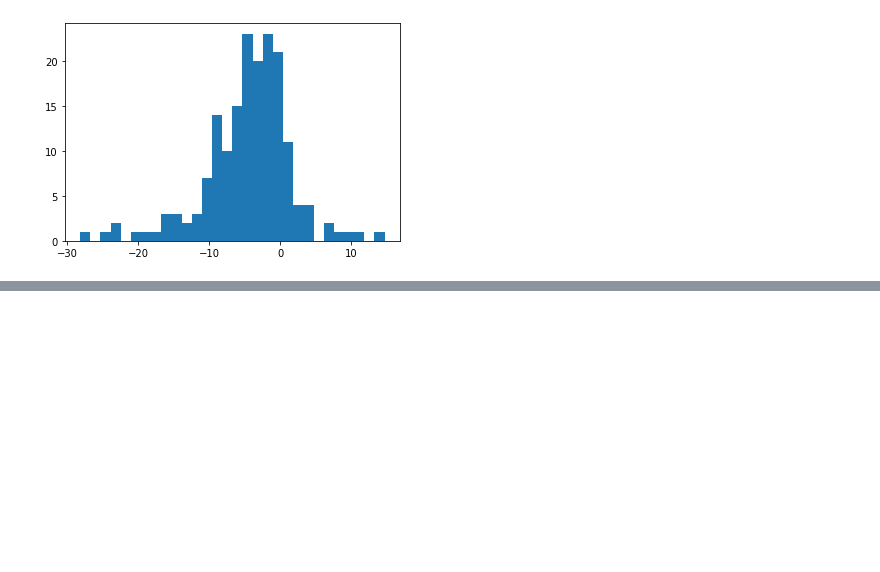
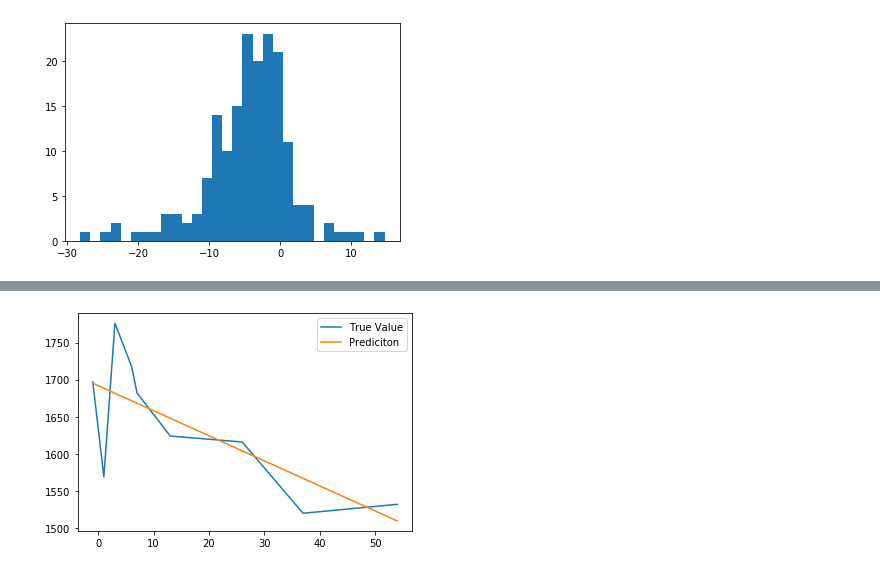
Before and after one commit to EdMDias/OSIC_kaggle_project, a Jupyter notebook: LinearRegressionFVC.ipynb, the cells around one changed output, grey strips where cells are left out. Saved outputs shown, nothing was run; the diff lists cells and outputs as text; code cells hidden in the pictures; blank space fills up the shorter version.

Commit message:
beginning of linear regression approach v2

```diff
--- a/LinearRegressionFVC.ipynb
+++ b/LinearRegressionFVC.ipynb
@@ -59,0 +77,4 @@ print(LinearData.intersect.min(),LinearData.intersect.max())
+# %%
+for pat in patients:
+    train.loc[train['Patient'] == pat, 'slope'] = LinearData.loc[pat, 'slope']
+    train.loc[train['Patient'] == pat, 'intersect'] = LinearData.loc[pat, 'intersect']
@@ -59,0 +97,3 @@ print(LinearData.intersect.min(),LinearData.intersect.max())
+# %%
+train['lr_value'] = train.Weeks*train.slope + train.intersect
+train['abs_diff'] = np.abs(train.FVC - train.lr_value )
@@ -59,0 +113,8 @@ print(LinearData.intersect.min(),LinearData.intersect.max())
+# %%
+patient = 'ID00051637202185848464638'
+plt.plot(train[train['Patient'] == patient].Weeks, train[train['Patient'] == patient].FVC,label='True Value')
+plt.plot(train[train['Patient'] == patient].Weeks, train[train['Patient'] == patient].lr_value, label = 'Prediciton')
+plt.legend(loc='best')
+plt.show()
+# %% [output]
+[figure, added]
```
Also changed, not shown: parts of 12 cells of this notebook, 1 other file.
